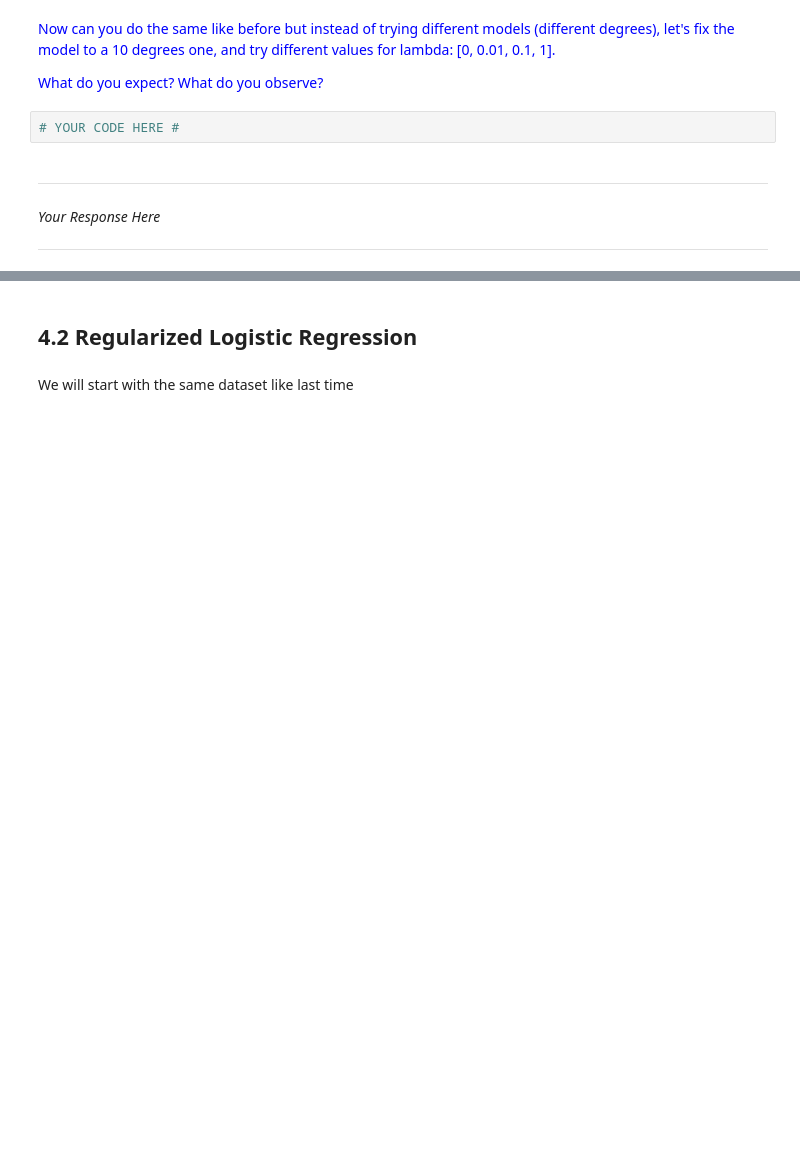
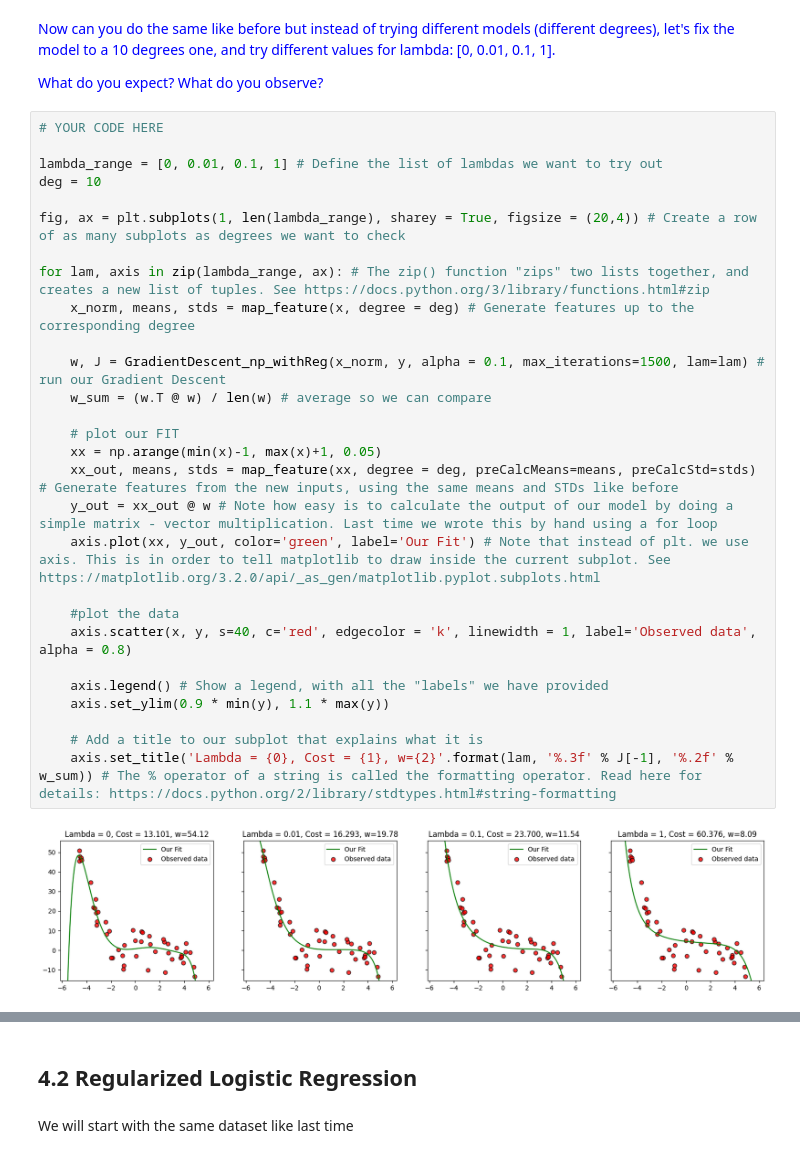
Before and after one commit to Pikurrot/ml-problems-uab, a Jupyter notebook: Session 4 - Regularisation/P4_Regularisation.ipynb, the cells around one changed output, grey strips where cells are left out. Drawn from its saved outputs; the diff is of its cells as text; blank space fills up the shorter version.

```diff
--- a/Session 4 - Regularisation/P4_Regularisation.ipynb
+++ b/Session 4 - Regularisation/P4_Regularisation.ipynb
@@ -158,11 +186,33 @@ def GradientDescent_np_withReg(X, y, max_iterations=100, alpha=1, lam = 1):
 <font color='blue'>Now can you do the same like before but instead of trying different models (different degrees), let's fix the model to a 10 degrees one, and try different values for lambda: [0, 0.01, 0.1, 1].</font>
 
 <font color='blue'>What do you expect? What do you observe?</font>
-# %%
-# YOUR CODE HERE #
-# %% [markdown]
----
-
-*Your Response Here*
-
----
+# %%
+# YOUR CODE HERE
+
+lambda_range = [0, 0.01, 0.1, 1] # Define the list of lambdas we want to try out
+deg = 10
+
+fig, ax = plt.subplots(1, len(lambda_range), sharey = True, figsize = (20,4)) # Create a row of as many subplots as degrees we want to check
+
+for lam, axis in zip(lambda_range, ax): # The zip() function "zips" two lists together, and creates a new list of tuples. See https://docs.python.org/3/library/functions.html#zip
+    x_norm, means, stds = map_feature(x, degree = deg) # Generate features up to the corresponding degree
+
+    w, J = GradientDescent_np_withReg(x_norm, y, alpha = 0.1, max_iterations=1500, lam=lam) # run our Gradient Descent
+    w_sum = (w.T @ w) / len(w) # average so we can compare
+
+    # plot our FIT
+    xx = np.arange(min(x)-1, max(x)+1, 0.05)
+    xx_out, means, stds = map_feature(xx, degree = deg, preCalcMeans=means, preCalcStd=stds) # Generate features from the new inputs, using the same means and STDs like before
+    y_out = xx_out @ w # Note how easy is to calculate the output of our model by doing a simple matrix - vector multiplication. Last time we wrote this by hand using a for loop
+    axis.plot(xx, y_out, color='green', label='Our Fit') # Note that instead of plt. we use axis. This is in order to tell matplotlib to draw inside the current subplot. See https://matplotlib.org/3.2.0/api/_as_gen/matplotlib.pyplot.subplots.html
+
+    #plot the data
+    axis.scatter(x, y, s=40, c='red', edgecolor = 'k', linewidth = 1, label='Observed data', alpha = 0.8)
+
+    axis.legend() # Show a legend, with all the "labels" we have provided
+    axis.set_ylim(0.9 * min(y), 1.1 * max(y))
+
+    # Add a title to our subplot that explains what it is
+    axis.set_title('Lambda = {0}, Cost = {1}, w={2}'.format(lam, '%.3f' % J[-1], '%.2f' % w_sum)) # The % operator of a string is called the formatting operator. Read here for details: https://docs.python.org/2/library/stdtypes.html#string-formatting
+# %% [output]
+[figure, added]
```
Also changed, not shown: parts of 27 cells of this notebook.
